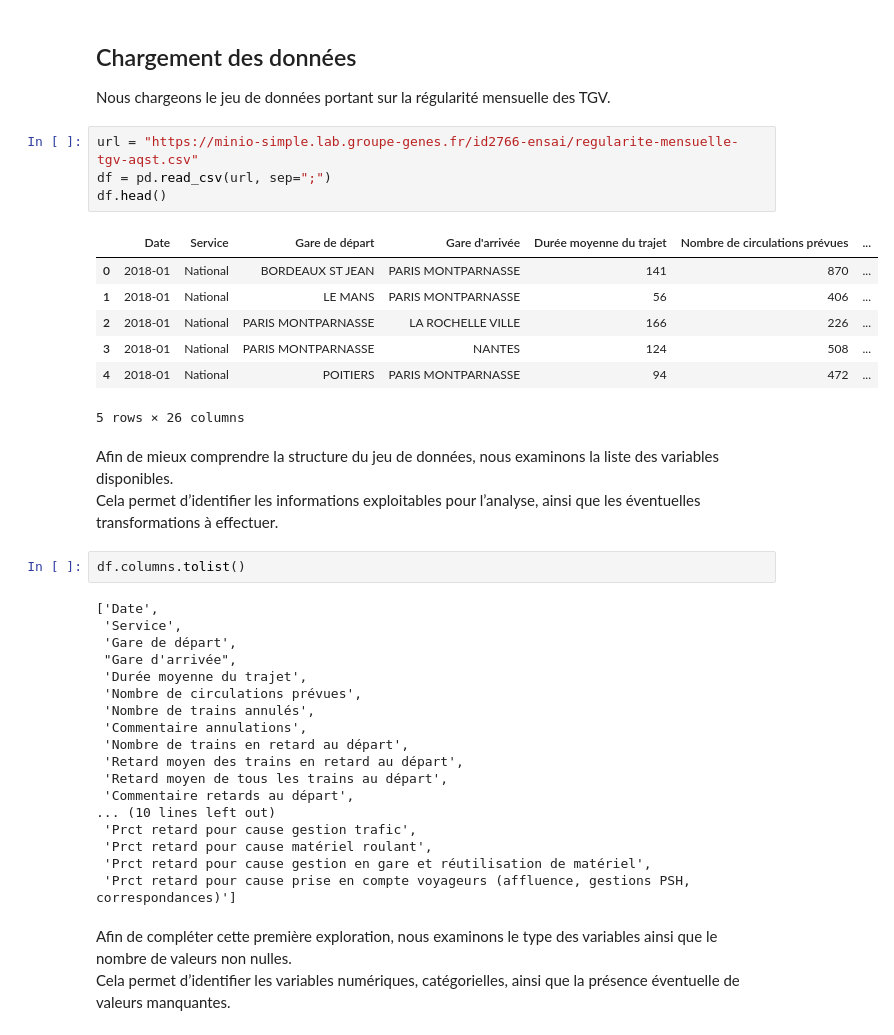
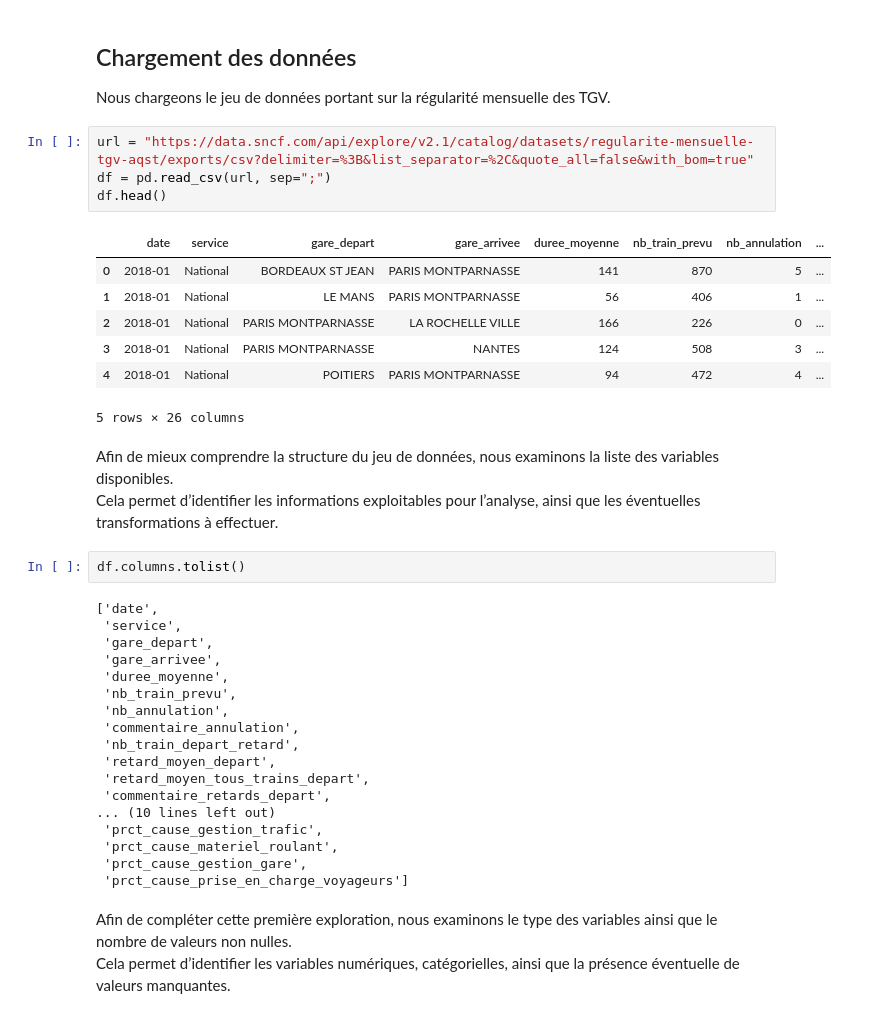
Before and after one commit to chamsisarra5-web/projet-info, a Jupyter notebook: projet_tgv.ipynb, the cells around one changed output. Cells and saved outputs as stored; diff of their text form.

Commit message:
data

```diff
--- a/projet_tgv.ipynb
+++ b/projet_tgv.ipynb
@@ -38,16 +38,16 @@ from sklearn.ensemble import RandomForestRegressor
 ## Chargement des données
 Nous chargeons le jeu de données portant sur la régularité mensuelle des TGV.
 # %%
-url = "https://minio-simple.lab.groupe-genes.fr/id2766-ensai/regularite-mensuelle-tgv-aqst.csv"
+url = "https://data.sncf.com/api/explore/v2.1/catalog/datasets/regularite-mensuelle-tgv-aqst/exports/csv?delimiter=%3B&list_separator=%2C&quote_all=false&with_bom=true"
 df = pd.read_csv(url, sep=";")
 df.head()
 # %% [output]
-|  | Date | Service | Gare de départ | Gare d'arrivée | Durée moyenne du trajet | Nombre de circulations prévues | ... |
-| 0 | 2018-01 | National | BORDEAUX ST JEAN | PARIS MONTPARNASSE | 141 | 870 | ... |
-| 1 | 2018-01 | National | LE MANS | PARIS MONTPARNASSE | 56 | 406 | ... |
-| 2 | 2018-01 | National | PARIS MONTPARNASSE | LA ROCHELLE VILLE | 166 | 226 | ... |
-| 3 | 2018-01 | National | PARIS MONTPARNASSE | NANTES | 124 | 508 | ... |
-| 4 | 2018-01 | National | POITIERS | PARIS MONTPARNASSE | 94 | 472 | ... |
+|  | date | service | gare_depart | gare_arrivee | duree_moyenne | nb_train_prevu | nb_annulation | ... |
+| 0 | 2018-01 | National | BORDEAUX ST JEAN | PARIS MONTPARNASSE | 141 | 870 | 5 | ... |
+| 1 | 2018-01 | National | LE MANS | PARIS MONTPARNASSE | 56 | 406 | 1 | ... |
+| 2 | 2018-01 | National | PARIS MONTPARNASSE | LA ROCHELLE VILLE | 166 | 226 | 0 | ... |
+| 3 | 2018-01 | National | PARIS MONTPARNASSE | NANTES | 124 | 508 | 3 | ... |
+| 4 | 2018-01 | National | POITIERS | PARIS MONTPARNASSE | 94 | 472 | 4 | ... |
 5 rows × 26 columns
 # %% [markdown]
 Afin de mieux comprendre la structure du jeu de données, nous examinons la liste des variables disponibles.
@@ -55,23 +55,23 @@ Cela permet d’identifier les informations exploitables pour l’analyse, ainsi
 # %%
 df.columns.tolist()
 # %% [output]
-['Date',
- 'Service',
- 'Gare de départ',
- "Gare d'arrivée",
- 'Durée moyenne du trajet',
- 'Nombre de circulations prévues',
- 'Nombre de trains annulés',
- 'Commentaire annulations',
- 'Nombre de trains en retard au départ',
- 'Retard moyen des trains en retard au départ',
- 'Retard moyen de tous les trains au départ',
- 'Commentaire retards au départ',
+['date',
+ 'service',
+ 'gare_depart',
+ 'gare_arrivee',
+ 'duree_moyenne',
+ 'nb_train_prevu',
+ 'nb_annulation',
+ 'commentaire_annulation',
+ 'nb_train_depart_retard',
+ 'retard_moyen_depart',
+ 'retard_moyen_tous_trains_depart',
+ 'commentaire_retards_depart',
 ... (10 lines left out)
- 'Prct retard pour cause gestion trafic',
- 'Prct retard pour cause matériel roulant',
- 'Prct retard pour cause gestion en gare et réutilisation de matériel',
- 'Prct retard pour cause prise en compte voyageurs (affluence, gestions PSH, correspondances)']
+ 'prct_cause_gestion_trafic',
+ 'prct_cause_materiel_roulant',
+ 'prct_cause_gestion_gare',
+ 'prct_cause_prise_en_charge_voyageurs']
 # %% [markdown]
 Afin de compléter cette première exploration, nous examinons le type des variables ainsi que le nombre de valeurs non nulles.
 Cela permet d’identifier les variables numériques, catégorielles, ainsi que la présence éventuelle de valeurs manquantes.
```
Also changed, not shown: parts of 13 cells of this notebook.
